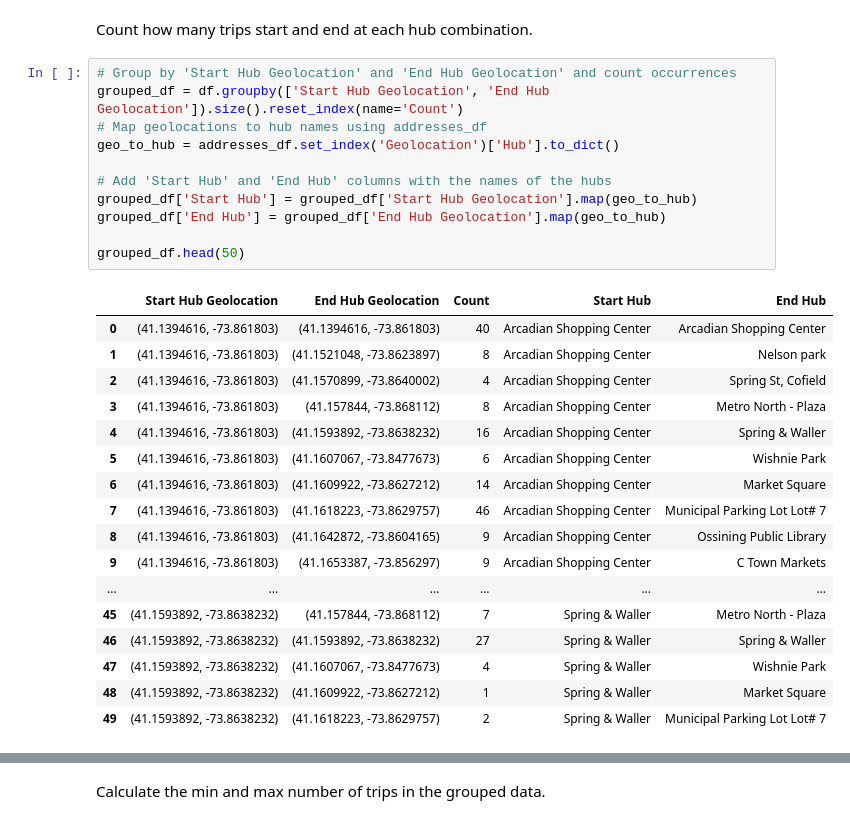
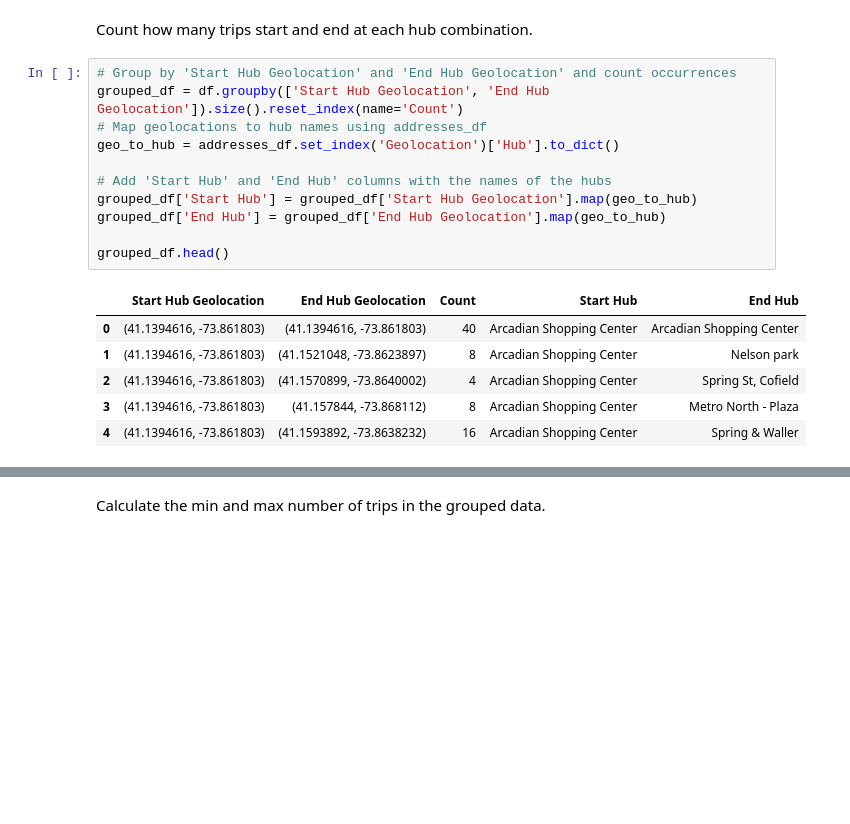
Before and after one commit to croton-on-hudson/project-mover, a Jupyter notebook: 2.merge.ipynb, the cells around one changed output, grey strips where cells are left out. Saved outputs shown, nothing was run; the diff lists cells and outputs as text; blank space fills up the shorter version.

```diff
--- a/2.merge.ipynb
+++ b/2.merge.ipynb
@@ -87,29 +87,18 @@ Count how many trips start and end at each hub combination.
 # %%
 # Group by 'Start Hub Geolocation' and 'End Hub Geolocation' and count occurrences
 grouped_df = df.groupby(['Start Hub Geolocation', 'End Hub Geolocation']).size().reset_index(name='Count')
 # Map geolocations to hub names using addresses_df
 geo_to_hub = addresses_df.set_index('Geolocation')['Hub'].to_dict()
 
 # Add 'Start Hub' and 'End Hub' columns with the names of the hubs
 grouped_df['Start Hub'] = grouped_df['Start Hub Geolocation'].map(geo_to_hub)
 grouped_df['End Hub'] = grouped_df['End Hub Geolocation'].map(geo_to_hub)
 
-grouped_df.head(50)
+grouped_df.head()
 # %% [output]
 |  | Start Hub Geolocation | End Hub Geolocation | Count | Start Hub | End Hub |
 | 0 | (41.1394616, -73.861803) | (41.1394616, -73.861803) | 40 | Arcadian Shopping Center | Arcadian Shopping Center |
 | 1 | (41.1394616, -73.861803) | (41.1521048, -73.8623897) | 8 | Arcadian Shopping Center | Nelson park |
 | 2 | (41.1394616, -73.861803) | (41.1570899, -73.8640002) | 4 | Arcadian Shopping Center | Spring St, Cofield |
 | 3 | (41.1394616, -73.861803) | (41.157844, -73.868112) | 8 | Arcadian Shopping Center | Metro North - Plaza |
 | 4 | (41.1394616, -73.861803) | (41.1593892, -73.8638232) | 16 | Arcadian Shopping Center | Spring & Waller |
-| 5 | (41.1394616, -73.861803) | (41.1607067, -73.8477673) | 6 | Arcadian Shopping Center | Wishnie Park |
-| 6 | (41.1394616, -73.861803) | (41.1609922, -73.8627212) | 14 | Arcadian Shopping Center | Market Square |
-| 7 | (41.1394616, -73.861803) | (41.1618223, -73.8629757) | 46 | Arcadian Shopping Center | Municipal Parking Lot Lot# 7 |
-| 8 | (41.1394616, -73.861803) | (41.1642872, -73.8604165) | 9 | Arcadian Shopping Center | Ossining Public Library |
-| 9 | (41.1394616, -73.861803) | (41.1653387, -73.856297) | 9 | Arcadian Shopping Center | C Town Markets |
-| ... | ... | ... | ... | ... | ... |
-| 45 | (41.1593892, -73.8638232) | (41.157844, -73.868112) | 7 | Spring & Waller | Metro North - Plaza |
-| 46 | (41.1593892, -73.8638232) | (41.1593892, -73.8638232) | 27 | Spring & Waller | Spring & Waller |
-| 47 | (41.1593892, -73.8638232) | (41.1607067, -73.8477673) | 4 | Spring & Waller | Wishnie Park |
-| 48 | (41.1593892, -73.8638232) | (41.1609922, -73.8627212) | 1 | Spring & Waller | Market Square |
-| 49 | (41.1593892, -73.8638232) | (41.1618223, -73.8629757) | 2 | Spring & Waller | Municipal Parking Lot Lot# 7 |
```
Also changed, not shown: parts of 2 cells of this notebook, 4 other files.
